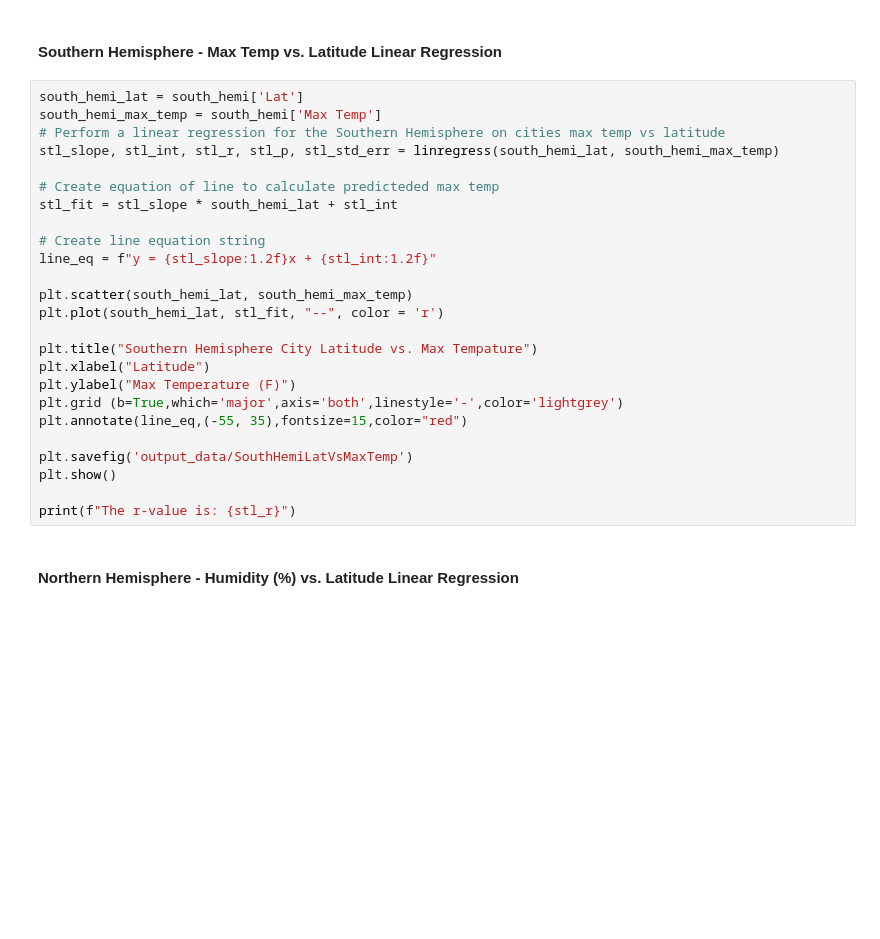
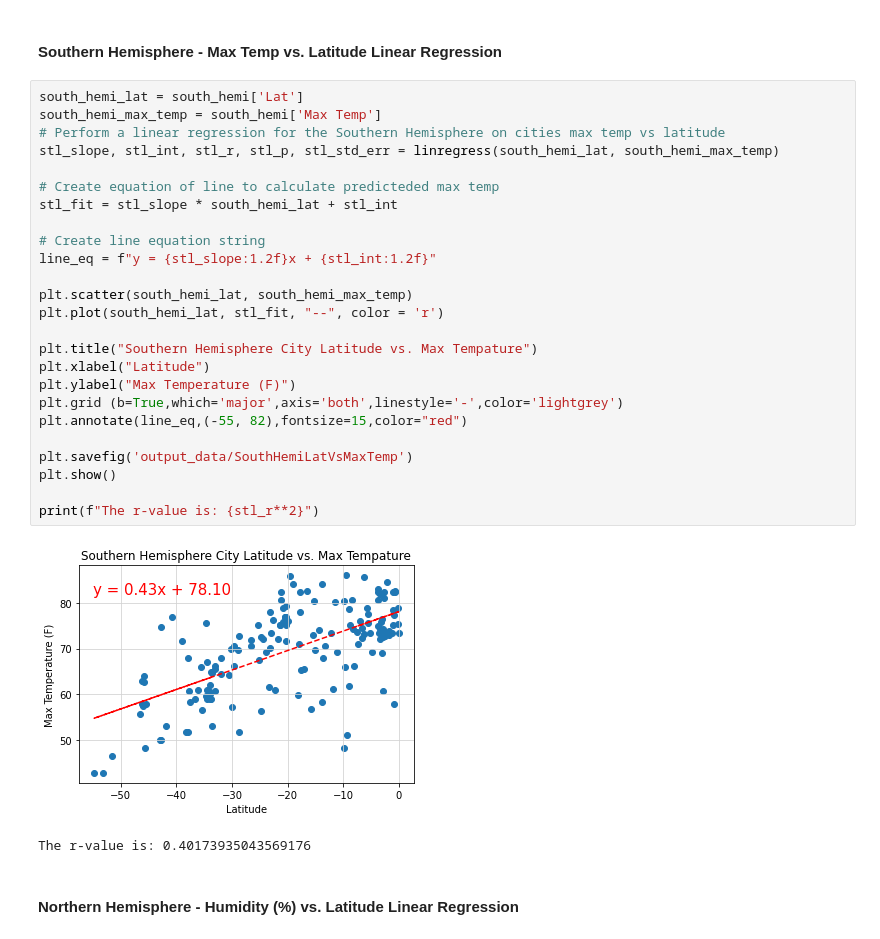
Before and after one commit to RobinWaves/python-api-challenge, a Jupyter notebook: WeatherPy/WeatherPy.ipynb, the cells around one changed output. Saved outputs shown, nothing was run; the diff lists cells and outputs as text; blank space fills up the shorter version.

```diff
--- a/WeatherPy/WeatherPy.ipynb
+++ b/WeatherPy/WeatherPy.ipynb
@@ -208,28 +258,31 @@ print(f"The r-value is: {ntl_r}")
 # %%
 south_hemi_lat = south_hemi['Lat']
 south_hemi_max_temp = south_hemi['Max Temp']
 # Perform a linear regression for the Southern Hemisphere on cities max temp vs latitude
 stl_slope, stl_int, stl_r, stl_p, stl_std_err = linregress(south_hemi_lat, south_hemi_max_temp)
 
 # Create equation of line to calculate predicteded max temp
 stl_fit = stl_slope * south_hemi_lat + stl_int
 
 # Create line equation string
 line_eq = f"y = {stl_slope:1.2f}x + {stl_int:1.2f}"
 
 plt.scatter(south_hemi_lat, south_hemi_max_temp)
 plt.plot(south_hemi_lat, stl_fit, "--", color = 'r')
 
 plt.title("Southern Hemisphere City Latitude vs. Max Tempature")
 plt.xlabel("Latitude")
 plt.ylabel("Max Temperature (F)")
 plt.grid (b=True,which='major',axis='both',linestyle='-',color='lightgrey')
-plt.annotate(line_eq,(-55, 35),fontsize=15,color="red")
+plt.annotate(line_eq,(-55, 82),fontsize=15,color="red")
 
 plt.savefig('output_data/SouthHemiLatVsMaxTemp')
 plt.show()
 
-print(f"The r-value is: {stl_r}")
+print(f"The r-value is: {stl_r**2}")
+# %% [output]
+[figure, added]
+The r-value is: 0.40173935043569176
 # %% [markdown]
 ####  Northern Hemisphere - Humidity (%) vs. Latitude Linear Regression
 # %%
```
Also changed, not shown: parts of 18 cells of this notebook, 14 other files.
